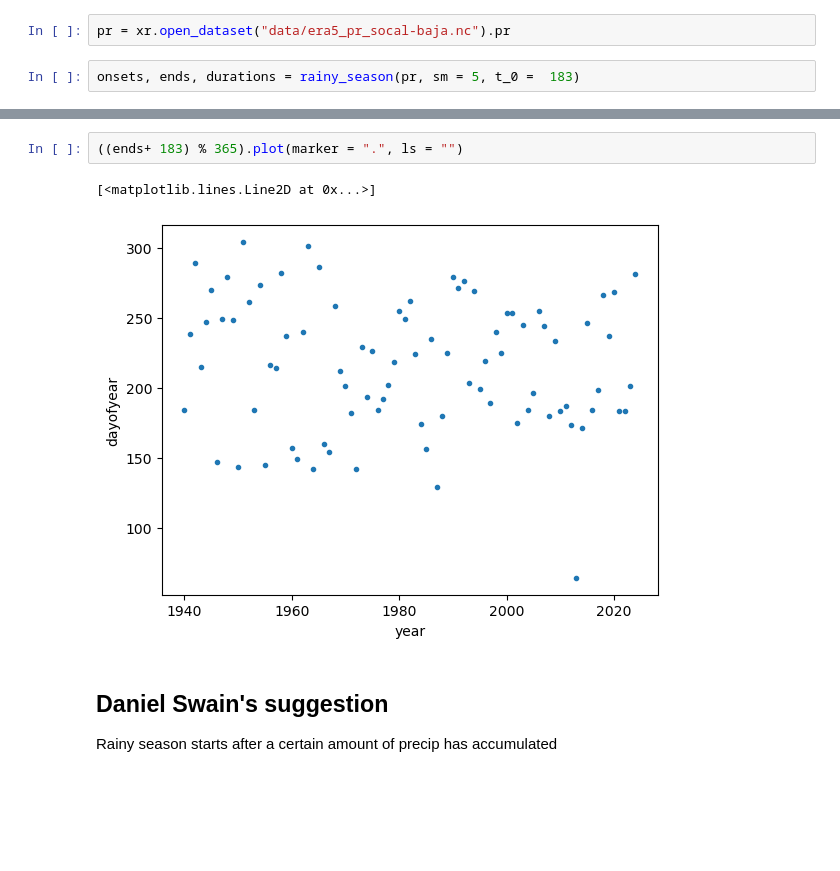
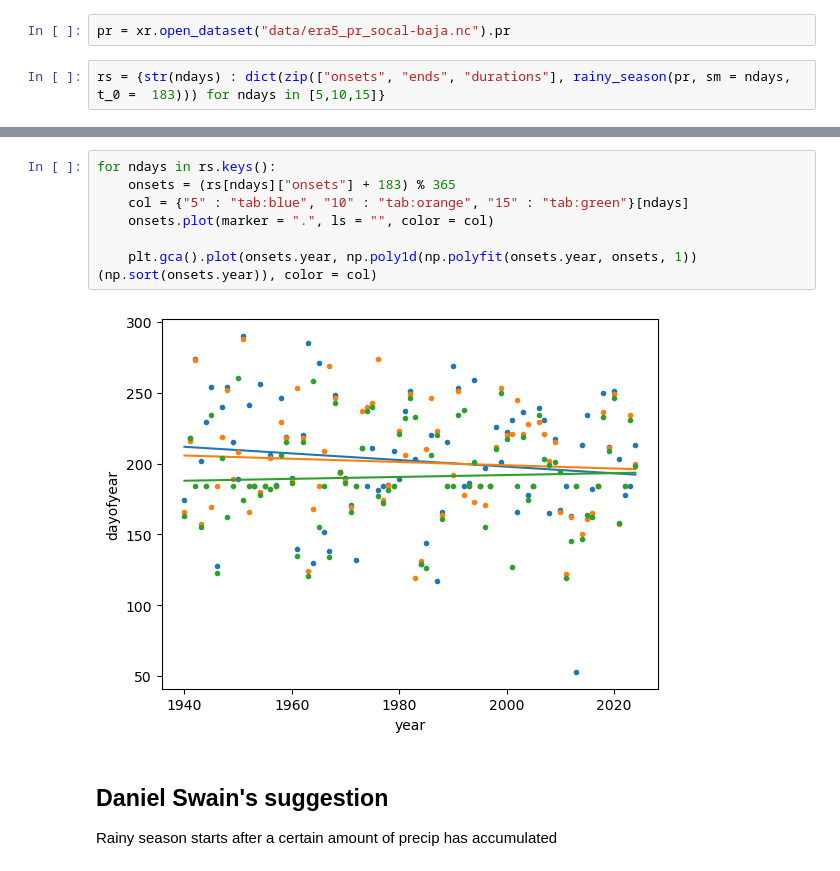
Before and after one commit to clairbarnes/wwa-current, a Jupyter notebook: 25-01_california-wildfires/cali-fires_1P_exploratory.ipynb, the cells around one changed output, grey strips where cells are left out. Saved outputs shown, nothing was run; the diff lists cells and outputs as text; blank space fills up the shorter version.

```diff
--- a/25-01_california-wildfires/cali-fires_1P_exploratory.ipynb
+++ b/25-01_california-wildfires/cali-fires_1P_exploratory.ipynb
@@ -198,4 +199,4 @@ def rainy_season(ts, sm = 15, t_0 = 0):
 # %%
 pr = xr.open_dataset("data/era5_pr_socal-baja.nc").pr
 # %%
-onsets, ends, durations = rainy_season(pr, sm = 5, t_0 =  183)
+rs = {str(ndays) : dict(zip(["onsets", "ends", "durations"], rainy_season(pr, sm = ndays, t_0 =  183))) for ndays in [5,10,15]}
@@ -207,8 +203,12 @@ onsets, ends, durations = rainy_season(pr, sm = 5, t_0 =  183)
-# %%
-((ends+ 183) % 365).plot(marker = ".", ls = "")
-# %% [output]
-[<matplotlib.lines.Line2D at 0x...>]
-[figure, removed]
+# %%
+for ndays in rs.keys():
+    onsets = (rs[ndays]["onsets"] + 183) % 365
+    col = {"5" : "tab:blue", "10" : "tab:orange", "15" : "tab:green"}[ndays]
+    onsets.plot(marker = ".", ls = "", color = col)
+
+    plt.gca().plot(onsets.year, np.poly1d(np.polyfit(onsets.year, onsets, 1))(np.sort(onsets.year)), color = col)
+# %% [output]
+[figure, added]
 # %% [markdown]
 ## Daniel Swain's suggestion
 
```
Also changed, not shown: parts of 19 cells of this notebook, 1 other file.
